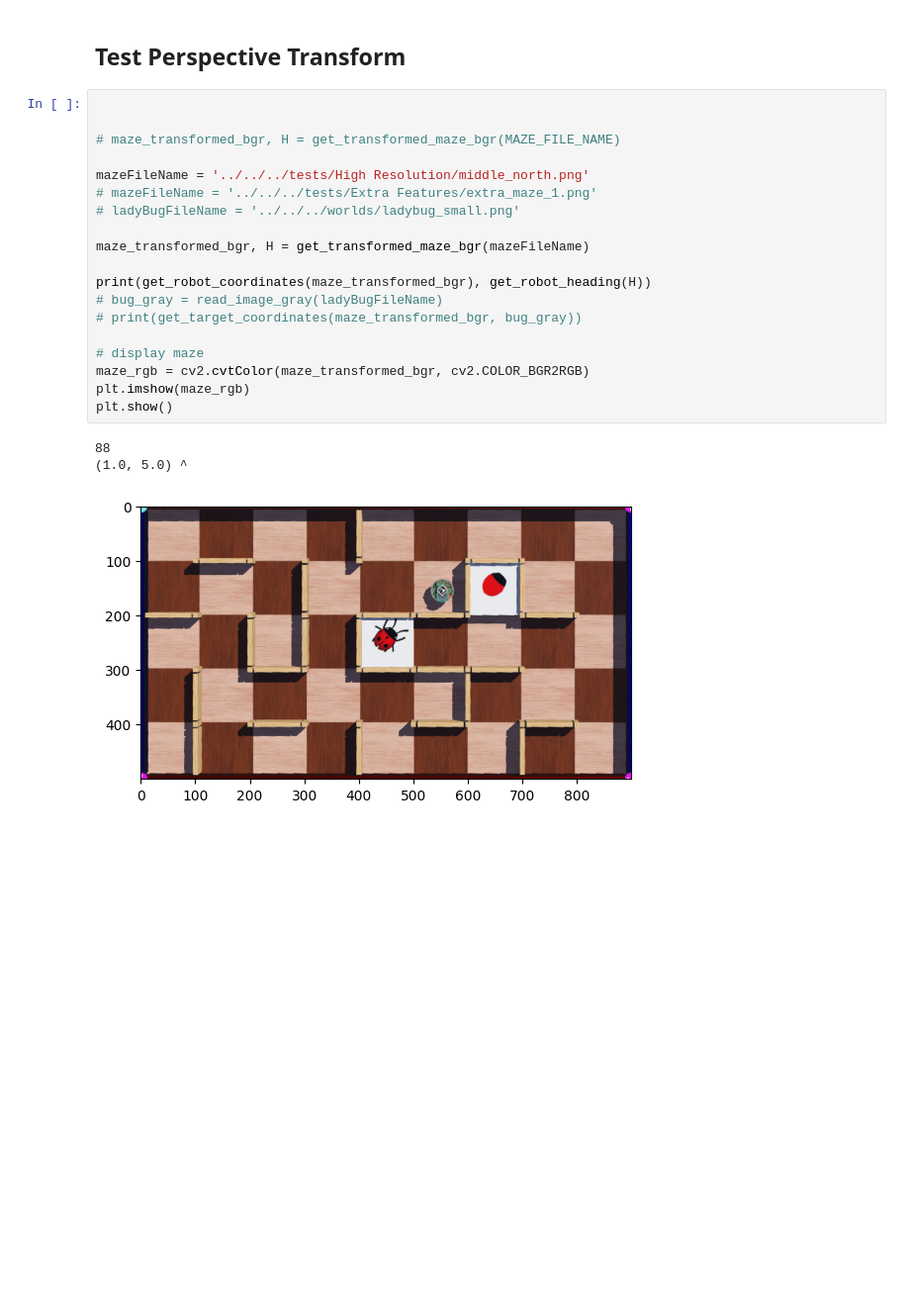
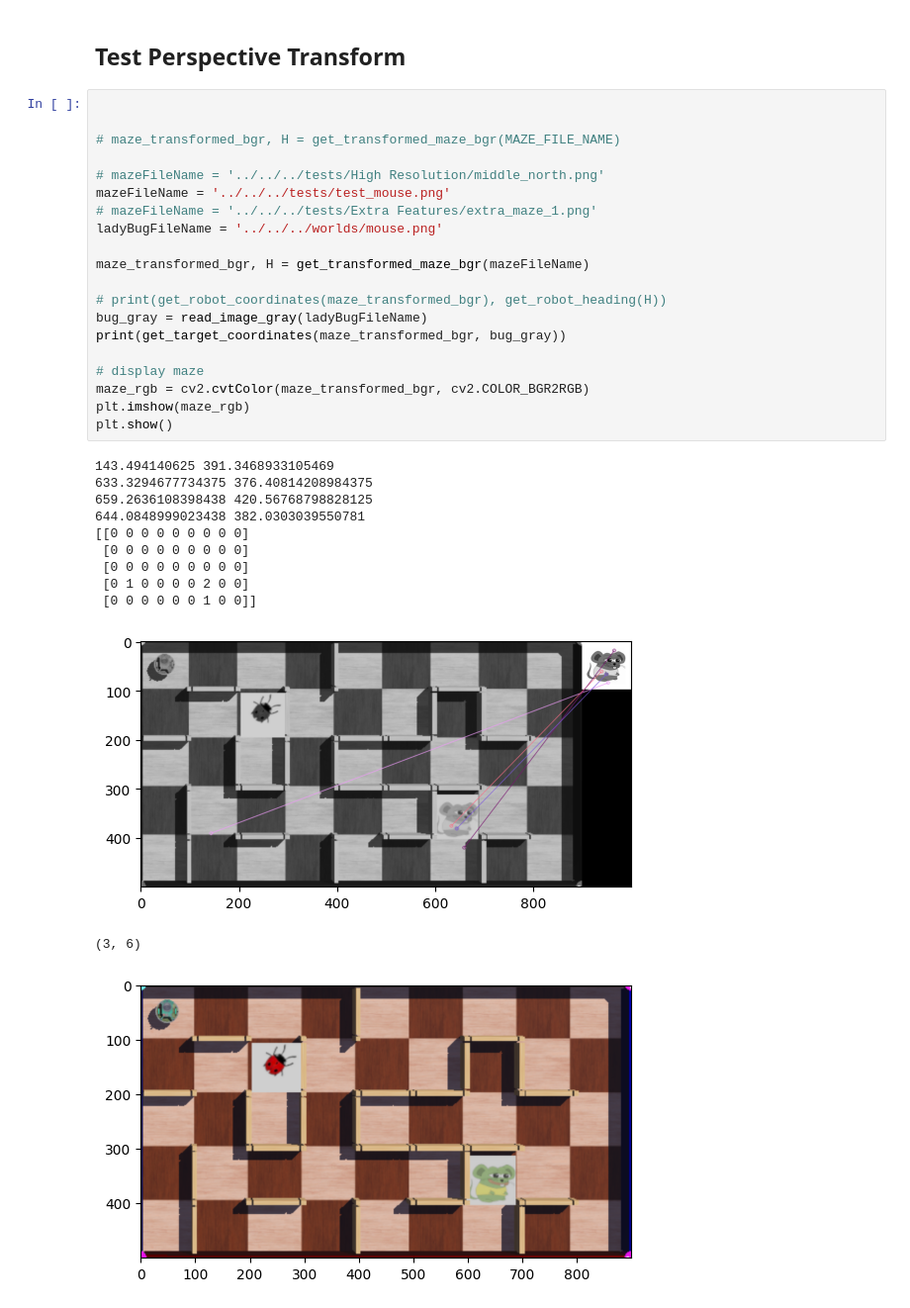
Before and after one commit to dennuguyen/mtrn4110-proj, a Jupyter notebook: controllers/PuckYou/scripts/CVPuckYou.ipynb, the cells around one changed output. Shown at 99% size. Saved outputs shown, nothing was run; the diff lists cells and outputs as text; blank space fills up the shorter version.

Commit message:
added mouse and testcases

```diff
--- a/controllers/PuckYou/scripts/CVPuckYou.ipynb
+++ b/controllers/PuckYou/scripts/CVPuckYou.ipynb
@@ -526,23 +527,33 @@ if __name__ == '__main__':
 # %%
 
 
 # maze_transformed_bgr, H = get_transformed_maze_bgr(MAZE_FILE_NAME)
 
-mazeFileName = '../../../tests/High Resolution/middle_north.png'
+# mazeFileName = '../../../tests/High Resolution/middle_north.png'
+mazeFileName = '../../../tests/test_mouse.png'
 # mazeFileName = '../../../tests/Extra Features/extra_maze_1.png'
-# ladyBugFileName = '../../../worlds/ladybug_small.png'
+ladyBugFileName = '../../../worlds/mouse.png'
 
 maze_transformed_bgr, H = get_transformed_maze_bgr(mazeFileName)
 
-print(get_robot_coordinates(maze_transformed_bgr), get_robot_heading(H))
-# bug_gray = read_image_gray(ladyBugFileName)
-# print(get_target_coordinates(maze_transformed_bgr, bug_gray))
+# print(get_robot_coordinates(maze_transformed_bgr), get_robot_heading(H))
+bug_gray = read_image_gray(ladyBugFileName)
+print(get_target_coordinates(maze_transformed_bgr, bug_gray))
 
 # display maze
 maze_rgb = cv2.cvtColor(maze_transformed_bgr, cv2.COLOR_BGR2RGB)
 plt.imshow(maze_rgb)
 plt.show()
 # %% [output]
-88
-(1.0, 5.0) ^
+143.494140625 391.3468933105469
+633.3294677734375 376.40814208984375
+659.2636108398438 420.56768798828125
+644.0848999023438 382.0303039550781
+[[0 0 0 0 0 0 0 0 0]
+ [0 0 0 0 0 0 0 0 0]
+ [0 0 0 0 0 0 0 0 0]
+ [0 1 0 0 0 0 2 0 0]
+ [0 0 0 0 0 0 1 0 0]]
-[figure, old version]
+[figure, new version]
+(3, 6)
+[figure, added]
```
Also changed, not shown: parts of 1 cell of this notebook, 3 other files.
